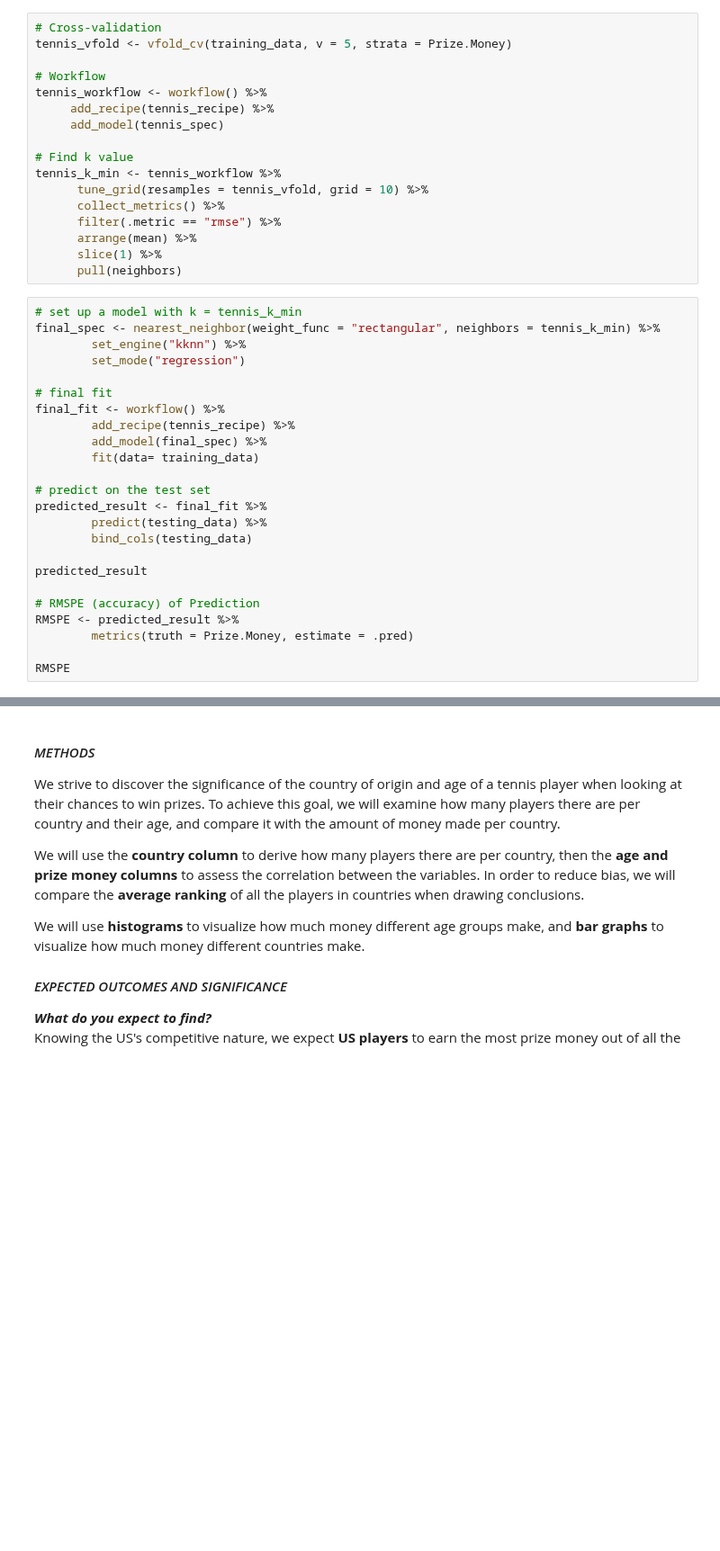
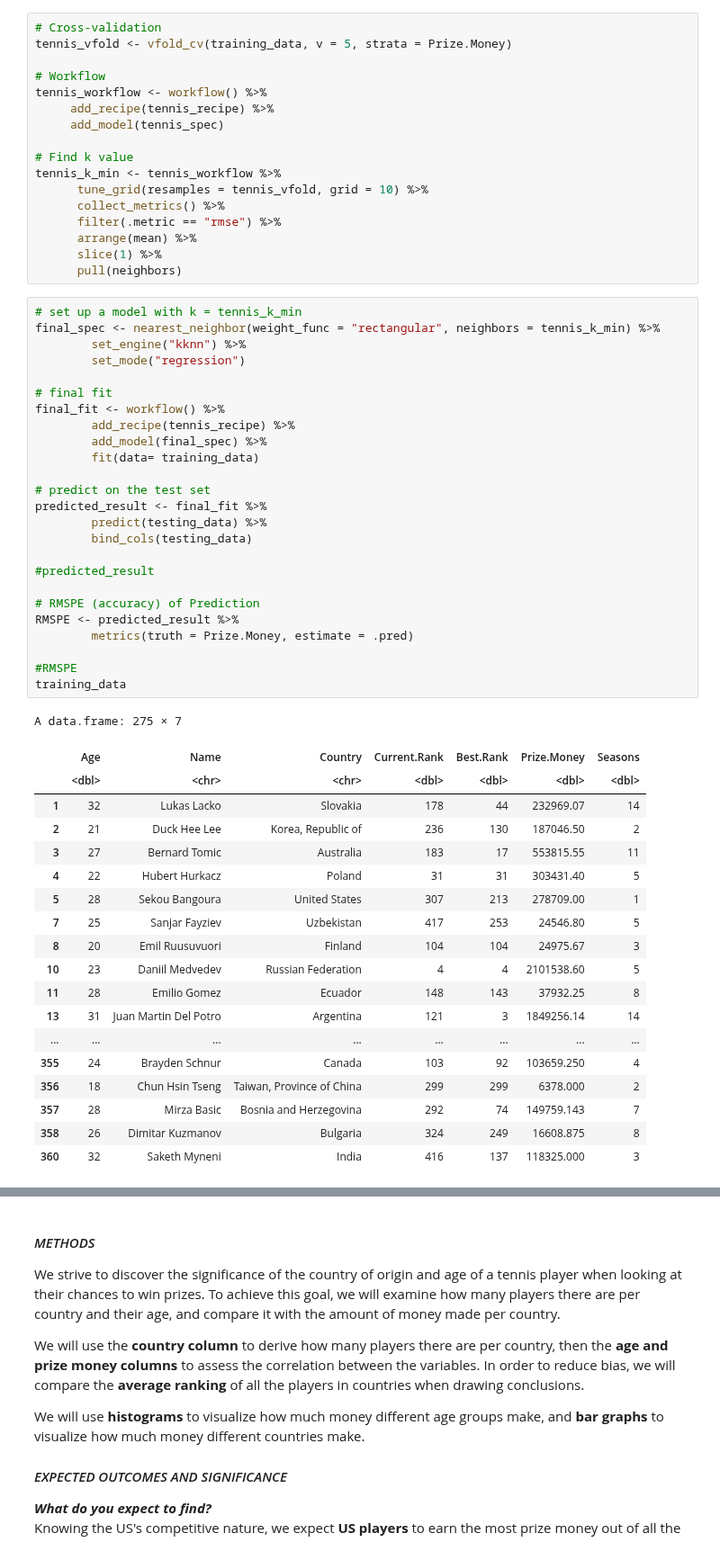
Before and after one commit to cpureza/dsci_group_project, a Jupyter notebook: dsci_project_folder/Fridays_Work.ipynb, the cells around one changed output, grey strips where cells are left out. Shown at 90% size. Saved outputs shown, nothing was run; the diff lists cells and outputs as text; blank space fills up the shorter version.

```diff
--- a/dsci_project_folder/Fridays_Work.ipynb
+++ b/dsci_project_folder/Fridays_Work.ipynb
@@ -170,24 +200,45 @@ tennis_k_min <- tennis_workflow %>%
 # %%
 # set up a model with k = tennis_k_min
 final_spec <- nearest_neighbor(weight_func = "rectangular", neighbors = tennis_k_min) %>%
         set_engine("kknn") %>%
         set_mode("regression")
 
 # final fit
 final_fit <- workflow() %>%
         add_recipe(tennis_recipe) %>%
         add_model(final_spec) %>%
         fit(data= training_data)
 
 # predict on the test set
 predicted_result <- final_fit %>%
         predict(testing_data) %>%
         bind_cols(testing_data)
 
-predicted_result
+#predicted_result
 
 # RMSPE (accuracy) of Prediction
 RMSPE <- predicted_result %>%
         metrics(truth = Prize.Money, estimate = .pred)
 
-RMSPE
+#RMSPE
+training_data
+# %% [output]
+A data.frame: 275 × 7
+|  | Age | Name | Country | Current.Rank | Best.Rank | Prize.Money | Seasons |
+|  | <dbl> | <chr> | <chr> | <dbl> | <dbl> | <dbl> | <dbl> |
+| 1 | 32 | Lukas Lacko | Slovakia | 178 | 44 | 232969.07 | 14 |
+| 2 | 21 | Duck Hee Lee | Korea, Republic of | 236 | 130 | 187046.50 | 2 |
+| 3 | 27 | Bernard Tomic | Australia | 183 | 17 | 553815.55 | 11 |
+| 4 | 22 | Hubert Hurkacz | Poland | 31 | 31 | 303431.40 | 5 |
+| 5 | 28 | Sekou Bangoura | United States | 307 | 213 | 278709.00 | 1 |
+| 7 | 25 | Sanjar Fayziev | Uzbekistan | 417 | 253 | 24546.80 | 5 |
+| 8 | 20 | Emil Ruusuvuori | Finland | 104 | 104 | 24975.67 | 3 |
+| 10 | 23 | Daniil Medvedev | Russian Federation | 4 | 4 | 2101538.60 | 5 |
+| 11 | 28 | Emilio Gomez | Ecuador | 148 | 143 | 37932.25 | 8 |
+| 13 | 31 | Juan Martin Del Potro | Argentina | 121 | 3 | 1849256.14 | 14 |
+| ... | ... | ... | ... | ... | ... | ... | ... |
+| 355 | 24 | Brayden Schnur | Canada | 103 | 92 | 103659.250 | 4 |
+| 356 | 18 | Chun Hsin Tseng | Taiwan, Province of China | 299 | 299 | 6378.000 | 2 |
+| 357 | 28 | Mirza Basic | Bosnia and Herzegovina | 292 | 74 | 149759.143 | 7 |
+| 358 | 26 | Dimitar Kuzmanov | Bulgaria | 324 | 249 | 16608.875 | 8 |
+| 360 | 32 | Saketh Myneni | India | 416 | 137 | 118325.000 | 3 |
```
Also changed, not shown: parts of 4 cells of this notebook.
